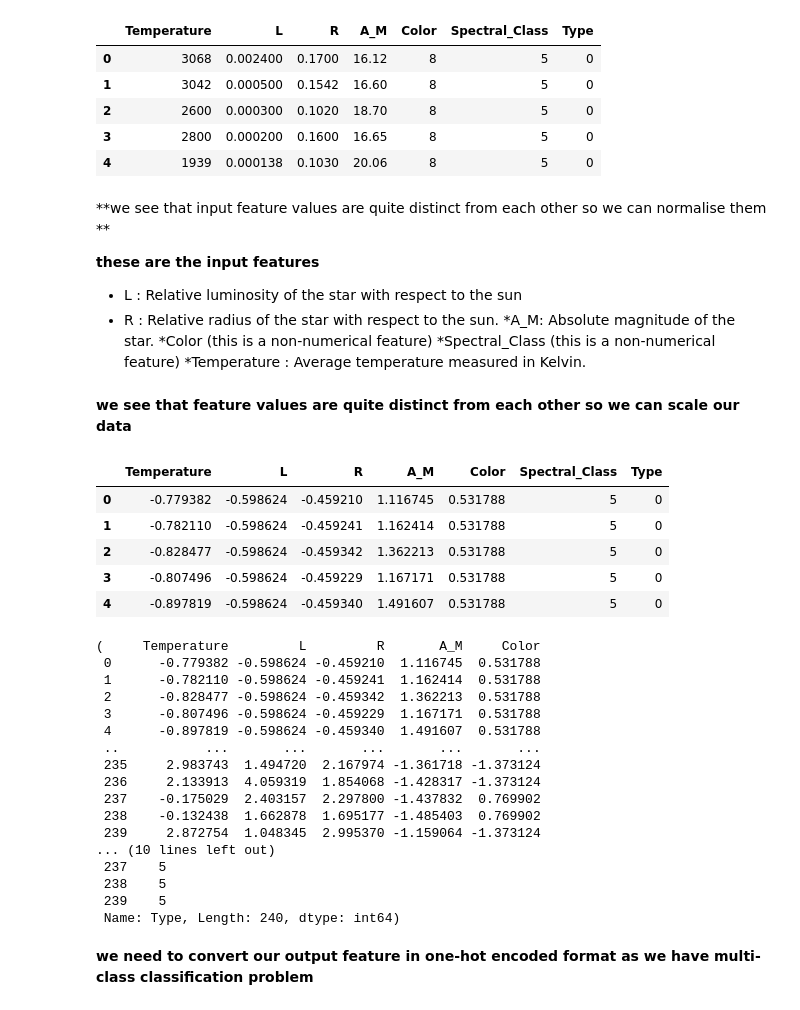
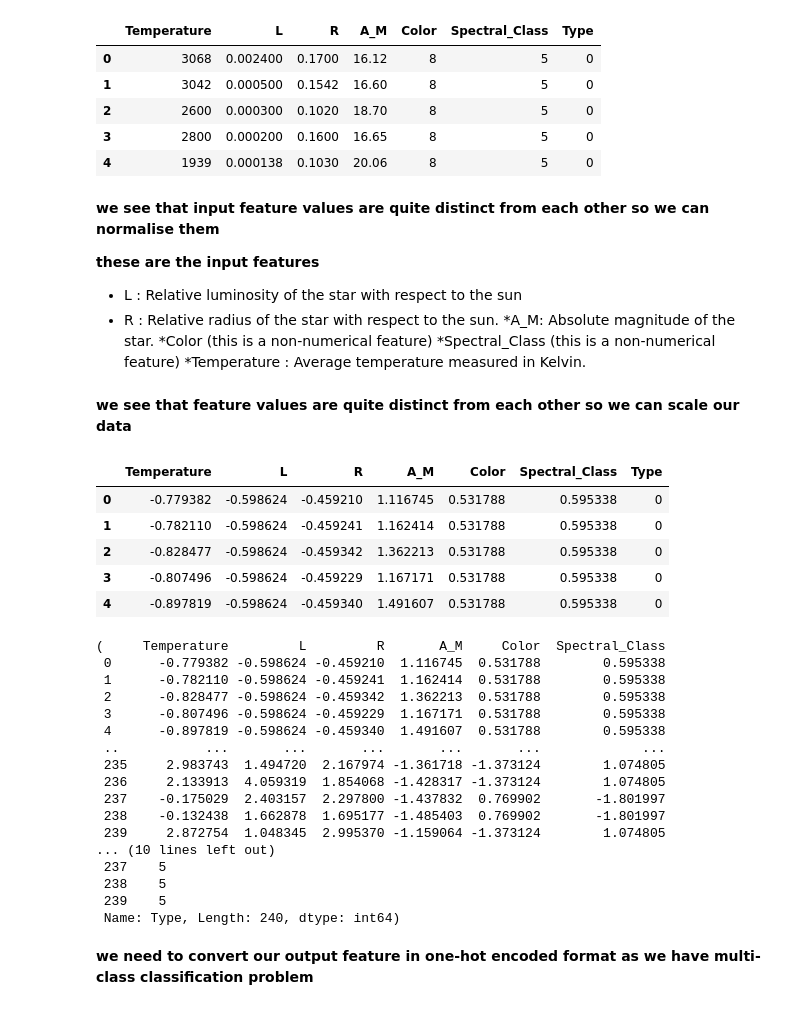
Before and after one commit to sandeep1847e/Neural_Network_1, a Jupyter notebook: Star_Classification_Using_NN.ipynb, the cells around one changed output. Drawn from its saved outputs; the diff is of its cells as text; code cells hidden in the pictures.

```diff
--- a/Star_Classification_Using_NN.ipynb
+++ b/Star_Classification_Using_NN.ipynb
@@ -214,7 +217,7 @@ df.head()
 | 3 | 2800 | 0.000200 | 0.1600 | 16.65 | 8 | 5 | 0 |
 | 4 | 1939 | 0.000138 | 0.1030 | 20.06 | 8 | 5 | 0 |
 # %% [markdown]
-**we see that input feature values are quite distinct from each other so we can normalise them **
+**we see that input feature values are quite distinct from each other so we can normalise them**
 
 
   **these are the input features**
@@ -227,34 +230,34 @@ df.head()
 # %% [markdown]
 **we see that feature values are quite distinct from each other so we can scale our data**
 # %%
-Ifeatures=['Temperature','L','R','A_M','Color']
+Ifeatures=['Temperature','L','R','A_M','Color','Spectral_Class']
 df[Ifeatures]=StandardScaler().fit_transform(df[Ifeatures])
 df.head()
 # %% [output]
 |  | Temperature | L | R | A_M | Color | Spectral_Class | Type |
-| 0 | -0.779382 | -0.598624 | -0.459210 | 1.116745 | 0.531788 | 5 | 0 |
-| 1 | -0.782110 | -0.598624 | -0.459241 | 1.162414 | 0.531788 | 5 | 0 |
-| 2 | -0.828477 | -0.598624 | -0.459342 | 1.362213 | 0.531788 | 5 | 0 |
-| 3 | -0.807496 | -0.598624 | -0.459229 | 1.167171 | 0.531788 | 5 | 0 |
-| 4 | -0.897819 | -0.598624 | -0.459340 | 1.491607 | 0.531788 | 5 | 0 |
+| 0 | -0.779382 | -0.598624 | -0.459210 | 1.116745 | 0.531788 | 0.595338 | 0 |
+| 1 | -0.782110 | -0.598624 | -0.459241 | 1.162414 | 0.531788 | 0.595338 | 0 |
+| 2 | -0.828477 | -0.598624 | -0.459342 | 1.362213 | 0.531788 | 0.595338 | 0 |
+| 3 | -0.807496 | -0.598624 | -0.459229 | 1.167171 | 0.531788 | 0.595338 | 0 |
+| 4 | -0.897819 | -0.598624 | -0.459340 | 1.491607 | 0.531788 | 0.595338 | 0 |
 # %%
 X=df[Ifeatures]
 Y=df['Type']
 # %%
 X,Y
 # %% [output]
-(     Temperature         L         R       A_M     Color
- 0      -0.779382 -0.598624 -0.459210  1.116745  0.531788
- 1      -0.782110 -0.598624 -0.459241  1.162414  0.531788
- 2      -0.828477 -0.598624 -0.459342  1.362213  0.531788
- 3      -0.807496 -0.598624 -0.459229  1.167171  0.531788
- 4      -0.897819 -0.598624 -0.459340  1.491607  0.531788
- ..           ...       ...       ...       ...       ...
- 235     2.983743  1.494720  2.167974 -1.361718 -1.373124
- 236     2.133913  4.059319  1.854068 -1.428317 -1.373124
- 237    -0.175029  2.403157  2.297800 -1.437832  0.769902
- 238    -0.132438  1.662878  1.695177 -1.485403  0.769902
- 239     2.872754  1.048345  2.995370 -1.159064 -1.373124
+(     Temperature         L         R       A_M     Color  Spectral_Class
+ 0      -0.779382 -0.598624 -0.459210  1.116745  0.531788        0.595338
+ 1      -0.782110 -0.598624 -0.459241  1.162414  0.531788        0.595338
+ 2      -0.828477 -0.598624 -0.459342  1.362213  0.531788        0.595338
+ 3      -0.807496 -0.598624 -0.459229  1.167171  0.531788        0.595338
+ 4      -0.897819 -0.598624 -0.459340  1.491607  0.531788        0.595338
+ ..           ...       ...       ...       ...       ...             ...
+ 235     2.983743  1.494720  2.167974 -1.361718 -1.373124        1.074805
+ 236     2.133913  4.059319  1.854068 -1.428317 -1.373124        1.074805
+ 237    -0.175029  2.403157  2.297800 -1.437832  0.769902       -1.801997
+ 238    -0.132438  1.662878  1.695177 -1.485403  0.769902       -1.801997
+ 239     2.872754  1.048345  2.995370 -1.159064 -1.373124        1.074805
 ... (10 lines left out)
  237    5
  238    5
```
Also changed, not shown: parts of 18 cells of this notebook.
